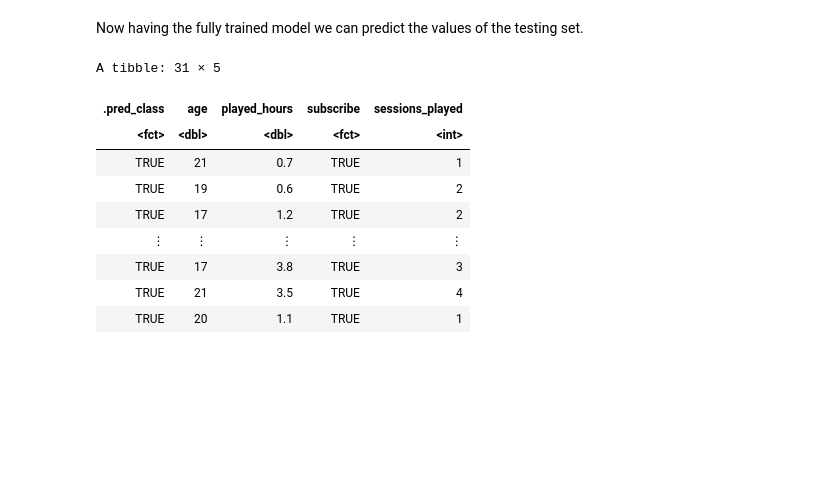
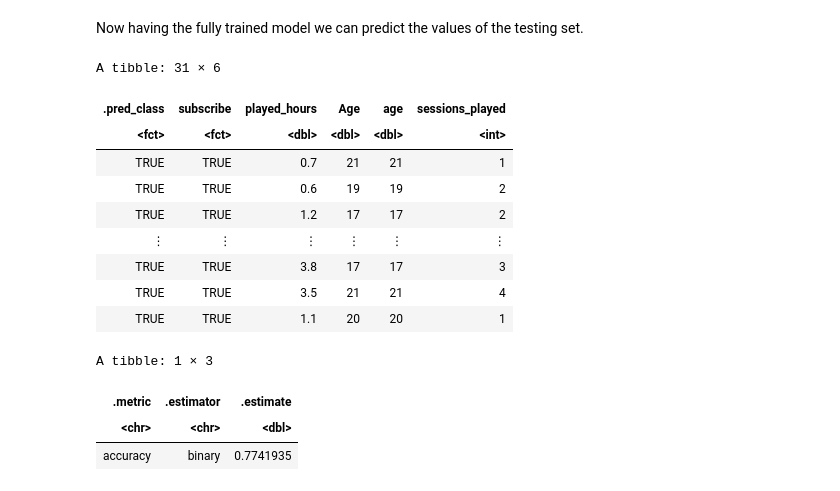
Before and after one commit to kendra2070/group_project, a Jupyter notebook: project_16.ipynb, the cells around one changed output. Saved outputs shown, nothing was run; the diff lists cells and outputs as text; code cells hidden in the pictures; blank space fills up the shorter version.

```diff
--- a/project_16.ipynb
+++ b/project_16.ipynb
@@ -204,18 +204,24 @@ Now having the fully trained model we can predict the values of the testing set.
 # %%
 test_predictions <- predict(knn_fit, minecraft_test) |>
 bind_cols(minecraft_test)
 test_predictions
-# mnist_metrics <- mnist_predictions |>
-#     metrics(truth = y, estimate = .pred_class)  |>
-#     filter(.metric == "accuracy")
+
+metrics <- test_predictions |>
+    metrics(truth = subscribe, estimate = .pred_class)  |>
+    filter(.metric == "accuracy")
+metrics
 # %% [output]
-A tibble: 31 × 5
+A tibble: 31 × 6
-| .pred_class | age | played_hours | subscribe | sessions_played |
-| <fct> | <dbl> | <dbl> | <fct> | <int> |
-| TRUE | 21 | 0.7 | TRUE | 1 |
-| TRUE | 19 | 0.6 | TRUE | 2 |
-| TRUE | 17 | 1.2 | TRUE | 2 |
-| ⋮ | ⋮ | ⋮ | ⋮ | ⋮ |
-| TRUE | 17 | 3.8 | TRUE | 3 |
-| TRUE | 21 | 3.5 | TRUE | 4 |
-| TRUE | 20 | 1.1 | TRUE | 1 |
+| .pred_class | subscribe | played_hours | Age | age | sessions_played |
+| <fct> | <fct> | <dbl> | <dbl> | <dbl> | <int> |
+| TRUE | TRUE | 0.7 | 21 | 21 | 1 |
+| TRUE | TRUE | 0.6 | 19 | 19 | 2 |
+| TRUE | TRUE | 1.2 | 17 | 17 | 2 |
+| ⋮ | ⋮ | ⋮ | ⋮ | ⋮ | ⋮ |
+| TRUE | TRUE | 3.8 | 17 | 17 | 3 |
+| TRUE | TRUE | 3.5 | 21 | 21 | 4 |
+| TRUE | TRUE | 1.1 | 20 | 20 | 1 |
+A tibble: 1 × 3
+| .metric | .estimator | .estimate |
+| <chr> | <chr> | <dbl> |
+| accuracy | binary | 0.7741935 |
```
Also changed, not shown: parts of 3 cells of this notebook.
